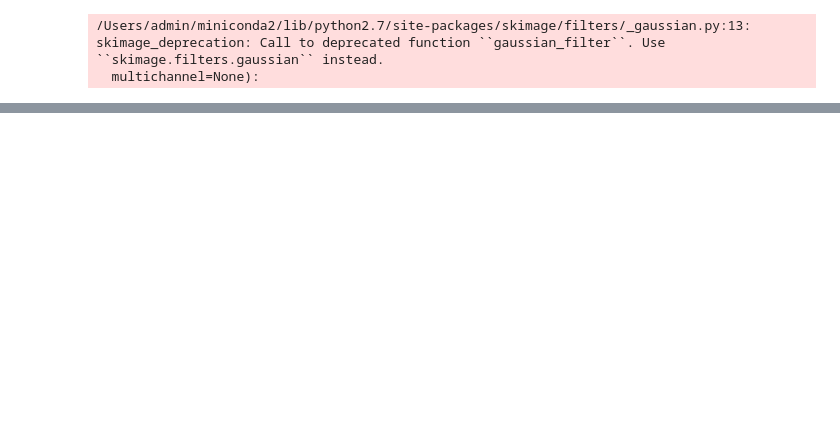
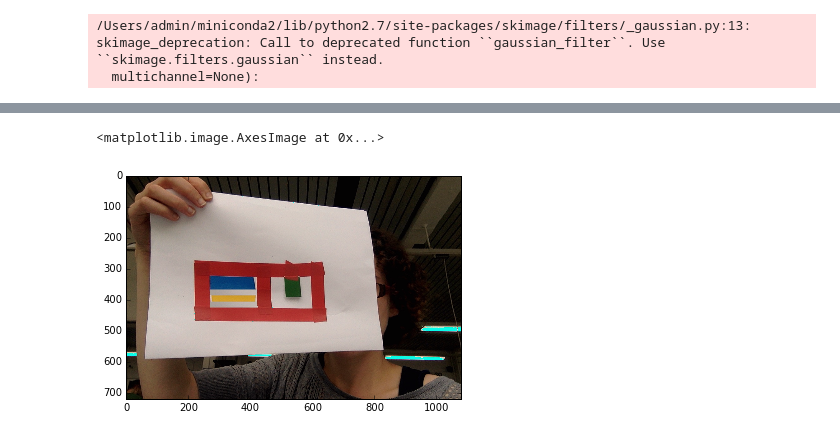
Before and after one commit to RPrudden/colour-harvest, a Jupyter notebook: img_blobs.ipynb, the cells around one changed output, grey strips where cells are left out. Cells and saved outputs as stored; diff of their text form; code cells hidden in the pictures; blank space fills up the shorter version.

```diff
--- a/img_blobs.ipynb
+++ b/img_blobs.ipynb
@@ -39,0 +115,5 @@ imshow(sq1.filled())
+# %%
+imshow(np.array(img[:,:]*(1-total_diffs), dtype="uint8"))
+# %% [output]
+<matplotlib.image.AxesImage at 0x...>
+[figure, added]
```
Also changed, not shown: parts of 18 cells of this notebook, 16 other files.
